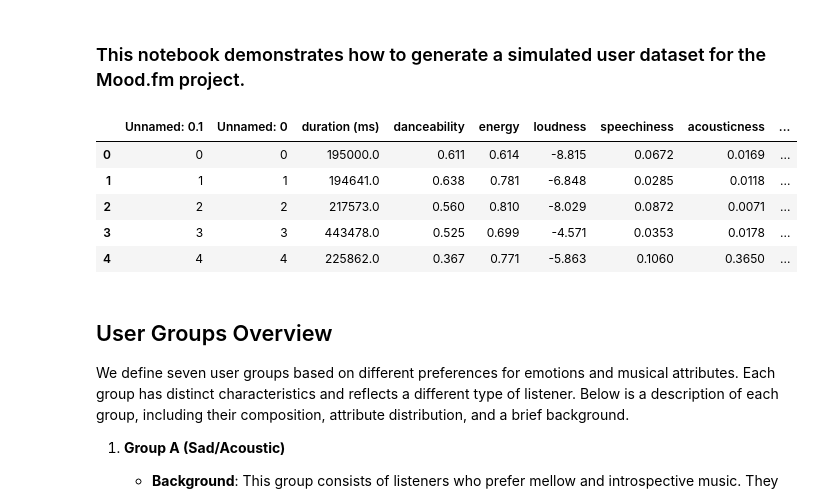
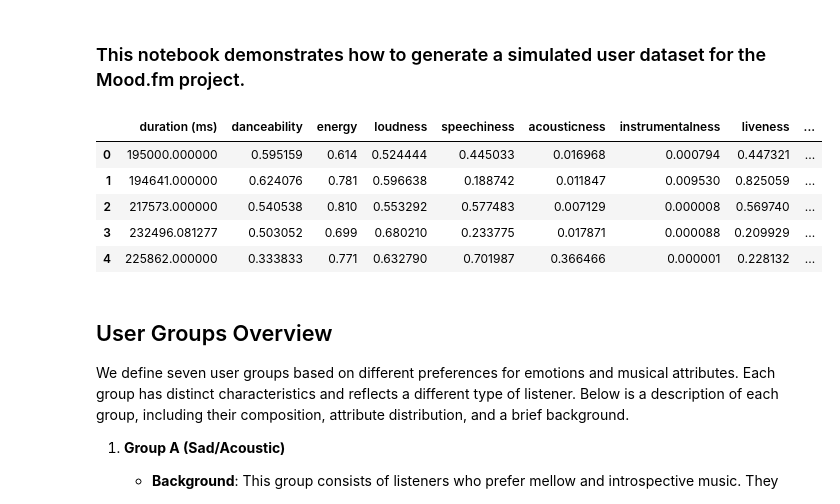
Before and after one commit to shreyash2106/CS573_Final_Project, a Jupyter notebook: code/data/user_dataset.ipynb, the cells around one changed output. Drawn from its saved outputs; the diff is of its cells as text; code cells hidden in the pictures.

Commit message:
fix preprocessing and rerun simulation datasets

```diff
--- a/code/data/user_dataset.ipynb
+++ b/code/data/user_dataset.ipynb
@@ -5,16 +5,16 @@ import pandas as pd
 import numpy as np
 np.random.seed(10)
 # %%
-file_path = '../../datasets/278k_labelled_uri.csv'
+file_path = '../../datasets/moodify_preprocessed.csv'
 moodify_data = pd.read_csv(file_path)
 moodify_data.head()
 # %% [output]
-|  | Unnamed: 0.1 | Unnamed: 0 | duration (ms) | danceability | energy | loudness | speechiness | acousticness | ... |
-| 0 | 0 | 0 | 195000.0 | 0.611 | 0.614 | -8.815 | 0.0672 | 0.0169 | ... |
-| 1 | 1 | 1 | 194641.0 | 0.638 | 0.781 | -6.848 | 0.0285 | 0.0118 | ... |
-| 2 | 2 | 2 | 217573.0 | 0.560 | 0.810 | -8.029 | 0.0872 | 0.0071 | ... |
-| 3 | 3 | 3 | 443478.0 | 0.525 | 0.699 | -4.571 | 0.0353 | 0.0178 | ... |
-| 4 | 4 | 4 | 225862.0 | 0.367 | 0.771 | -5.863 | 0.1060 | 0.3650 | ... |
+|  | duration (ms) | danceability | energy | loudness | speechiness | acousticness | instrumentalness | liveness | ... |
+| 0 | 195000.000000 | 0.595159 | 0.614 | 0.524444 | 0.445033 | 0.016968 | 0.000794 | 0.447321 | ... |
+| 1 | 194641.000000 | 0.624076 | 0.781 | 0.596638 | 0.188742 | 0.011847 | 0.009530 | 0.825059 | ... |
+| 2 | 217573.000000 | 0.540538 | 0.810 | 0.553292 | 0.577483 | 0.007129 | 0.000008 | 0.569740 | ... |
+| 3 | 232496.081277 | 0.503052 | 0.699 | 0.680210 | 0.233775 | 0.017871 | 0.000088 | 0.209929 | ... |
+| 4 | 225862.000000 | 0.333833 | 0.771 | 0.632790 | 0.701987 | 0.366466 | 0.000001 | 0.228132 | ... |
 # %% [markdown]
 ## User Groups Overview
 
```
Also changed, not shown: parts of 3 cells of this notebook, 4 other files.
